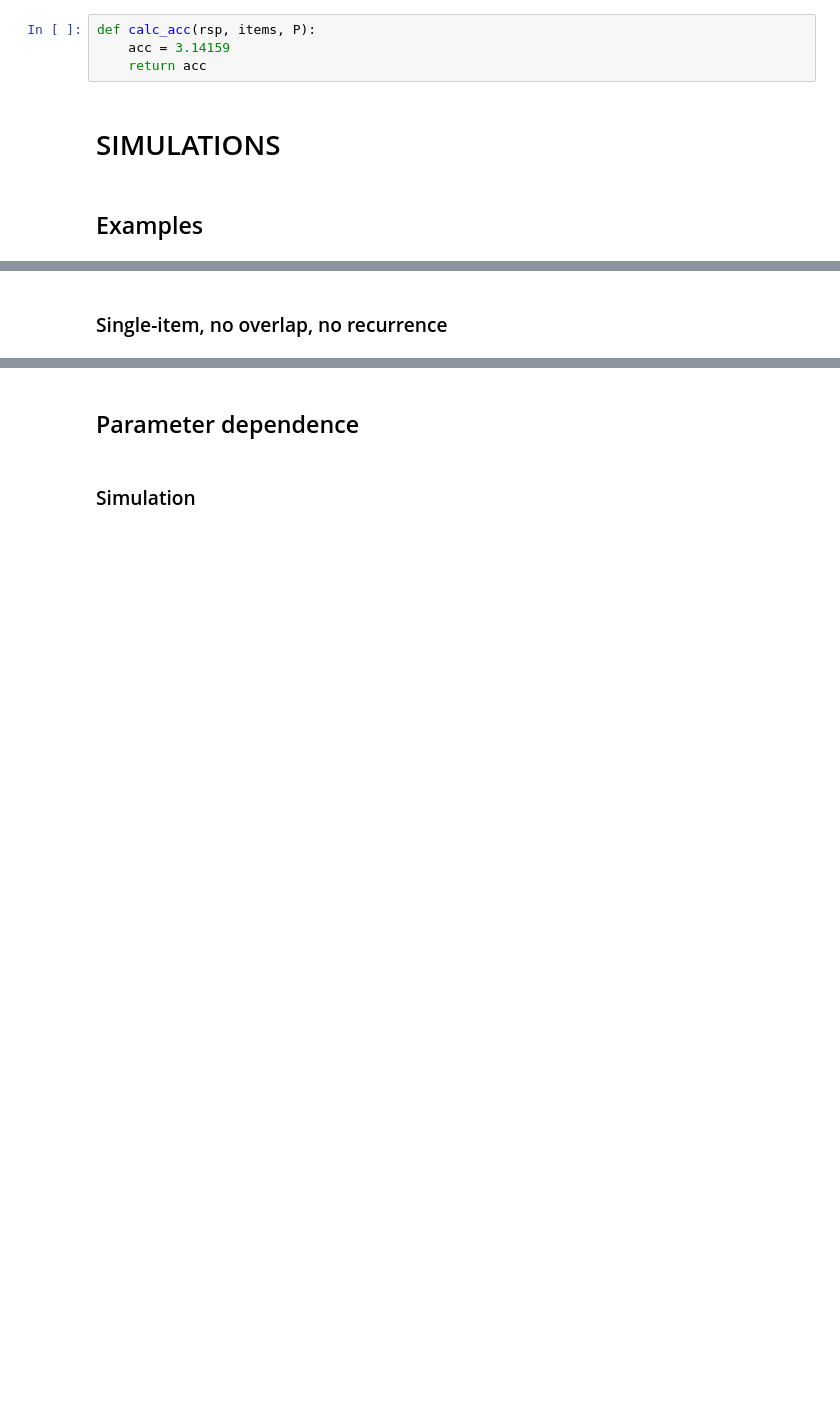
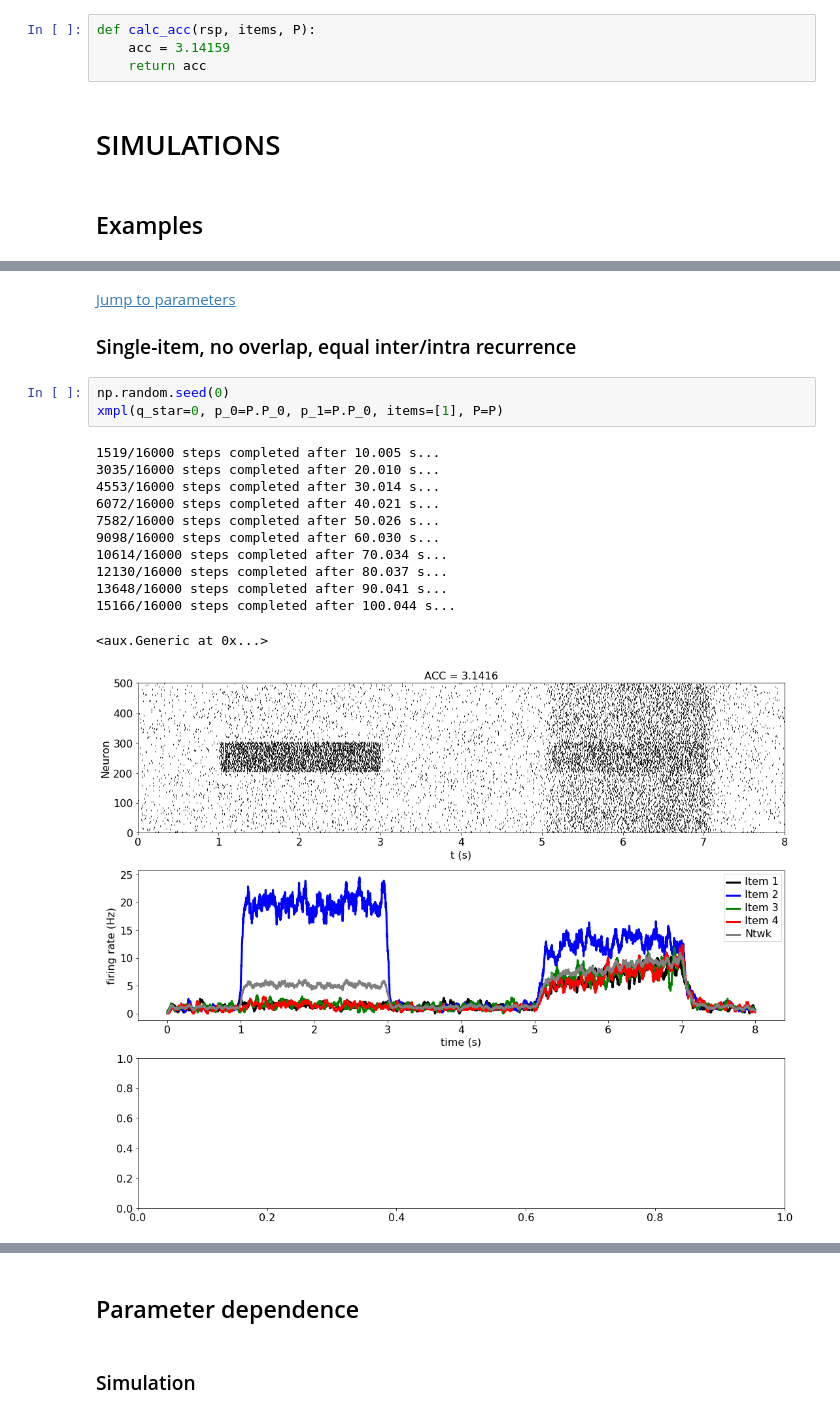
Before and after one commit to rkp8000/network_replay, a Jupyter notebook: 2_item_recall.ipynb, the cells around one changed output, grey strips where cells are left out. Cells and saved outputs as stored; diff of their text form; blank space fills up the shorter version.

Commit message:
Run some example simulations.

```diff
--- a/2_item_recall.ipynb
+++ b/2_item_recall.ipynb
@@ -534,6 +739,24 @@ def xmpl(q_star, p_0, p_1, items, P):
         fig=fig,
         ax=axs)
 # %% [markdown]
-### Single-item, no overlap, no recurrence
+<a id="simulations"></a>
+[Jump to parameters](#params)
+### Single-item, no overlap, equal inter/intra recurrence
+# %%
+np.random.seed(0)
+xmpl(q_star=0, p_0=P.P_0, p_1=P.P_0, items=[1], P=P)
+# %% [output]
+1519/16000 steps completed after 10.005 s...
+3035/16000 steps completed after 20.010 s...
+4553/16000 steps completed after 30.014 s...
+6072/16000 steps completed after 40.021 s...
+7582/16000 steps completed after 50.026 s...
+9098/16000 steps completed after 60.030 s...
+10614/16000 steps completed after 70.034 s...
+12130/16000 steps completed after 80.037 s...
+13648/16000 steps completed after 90.041 s...
+15166/16000 steps completed after 100.044 s...
+<aux.Generic at 0x...>
+[figure, added]
 # %%
 np.random.seed(0)
```
Also changed, not shown: parts of 24 cells of this notebook.
